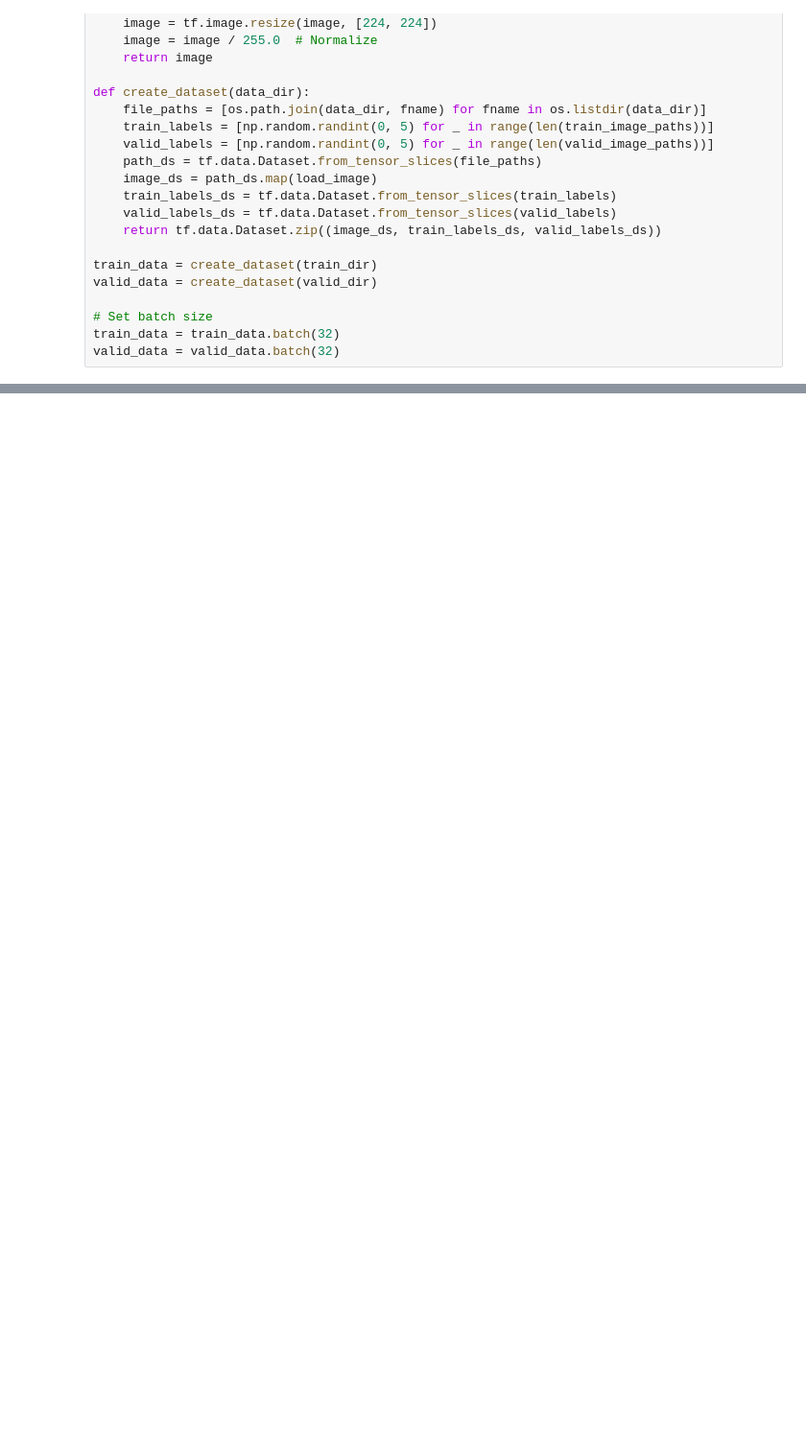
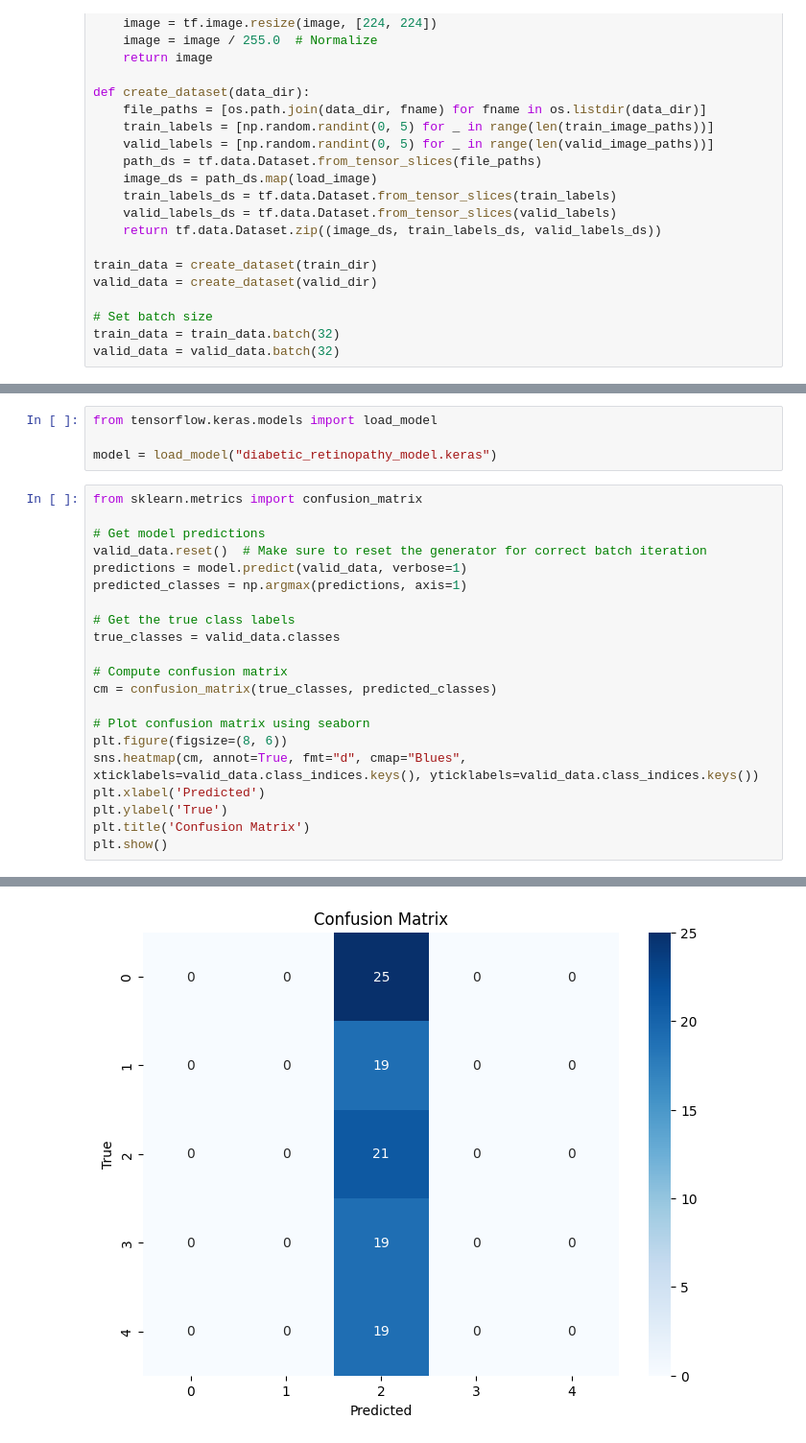
Before and after one commit to SoundaryaDube/Predictive-Analysis, a Jupyter notebook: HealthHack_Diabetic_Retinopathy.ipynb, the cells around one changed output, grey strips where cells are left out. Shown at 96% size. Cells and saved outputs as stored; diff of their text form; blank space fills up the shorter version.

```diff
--- a/HealthHack_Diabetic_Retinopathy.ipynb
+++ b/HealthHack_Diabetic_Retinopathy.ipynb
@@ -348,0 +343,26 @@ Predicted Class: [2]
+# %%
+from tensorflow.keras.models import load_model
+
+model = load_model("diabetic_retinopathy_model.keras")
+# %%
+from sklearn.metrics import confusion_matrix
+
+# Get model predictions
+valid_data.reset()  # Make sure to reset the generator for correct batch iteration
+predictions = model.predict(valid_data, verbose=1)
+predicted_classes = np.argmax(predictions, axis=1)
+
+# Get the true class labels
+true_classes = valid_data.classes
+
+# Compute confusion matrix
+cm = confusion_matrix(true_classes, predicted_classes)
+
+# Plot confusion matrix using seaborn
+plt.figure(figsize=(8, 6))
+sns.heatmap(cm, annot=True, fmt="d", cmap="Blues", xticklabels=valid_data.class_indices.keys(), yticklabels=valid_data.class_indices.keys())
+plt.xlabel('Predicted')
+plt.ylabel('True')
+plt.title('Confusion Matrix')
+plt.show()
+# %% [output]
@@ -348,0 +370 @@ Predicted Class: [2]
+[figure, added]
```
Also changed, not shown: parts of 13 cells of this notebook.
